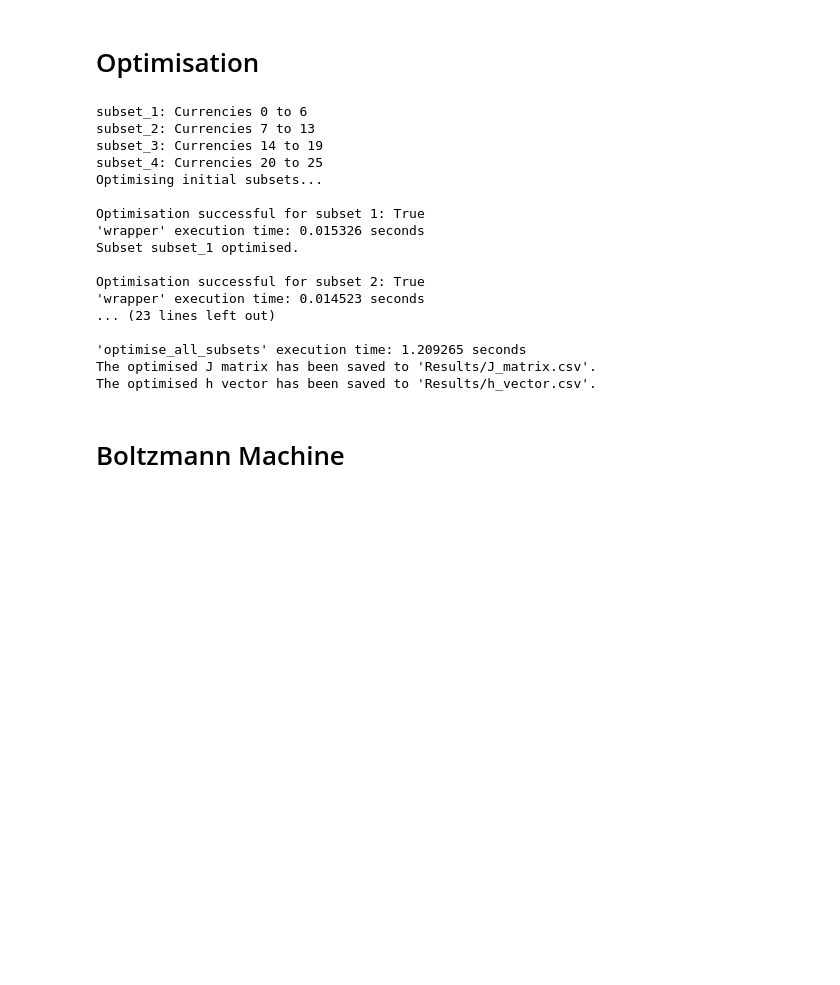
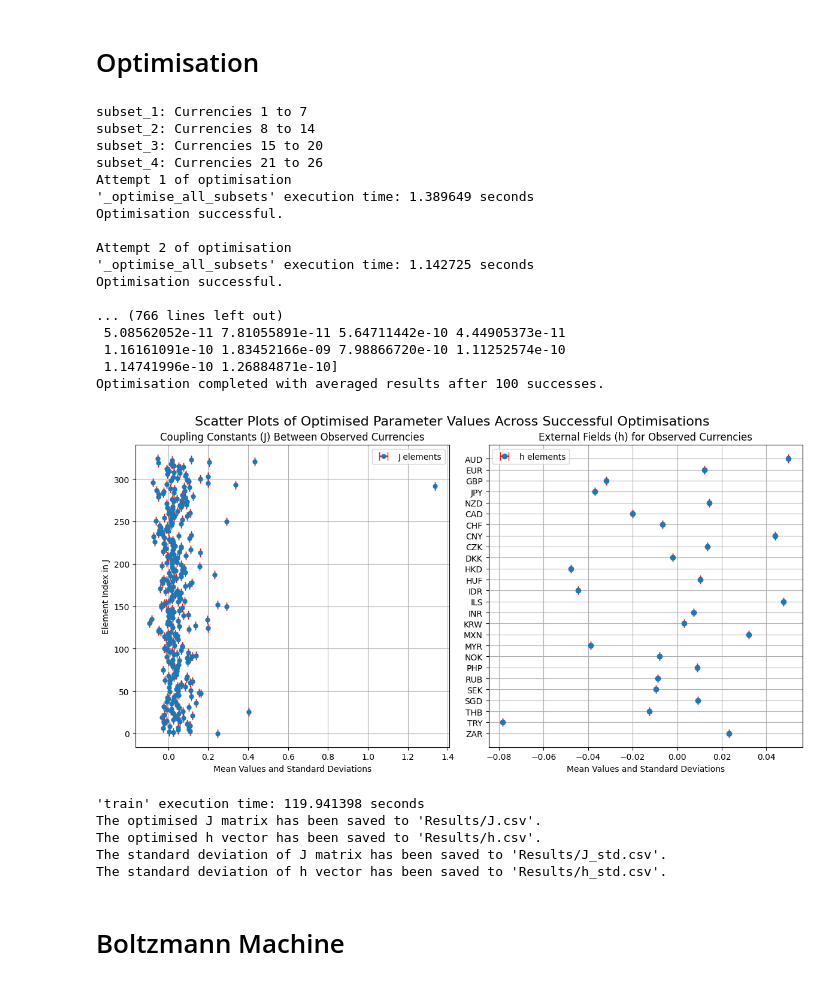
Before and after one commit to CodeBySohyun/Inverse_Ising_Inference, a Jupyter notebook: Data_Analysis/ising_optimisation.ipynb, the cells around one changed output. Drawn from its saved outputs; the diff is of its cells as text; code cells hidden in the pictures; blank space fills up the shorter version.

```diff
--- a/Data_Analysis/ising_optimisation.ipynb
+++ b/Data_Analysis/ising_optimisation.ipynb
@@ -189,28 +189,38 @@ v1 vs v3: LL: Same, Grad_J: Same, Grad_h: Same
 # Optimisation
 # %%
 from Utility.IsingOptimiser import IsingOptimiser
+J_file_path='Results/J.csv'
+h_file_path='Results/h.csv'
+J_std_file_path='Results/J_std.csv'
+h_std_file_path='Results/h_std.csv'
 
 ising_optimiser = IsingOptimiser('Results/data_matrix.csv')
-J_optimised, h_optimised = ising_optimiser.optimise_all_subsets()
-ising_optimiser.save_results(J_optimised, h_optimised, J_file_path='Results/J_matrix.csv', h_file_path='Results/h_vector.csv')
+ising_optimiser.train()
+ising_optimiser.save_results(J_file_path, h_file_path, J_std_file_path, h_std_file_path)
 # %% [output]
-subset_1: Currencies 0 to 6
-subset_2: Currencies 7 to 13
-subset_3: Currencies 14 to 19
-subset_4: Currencies 20 to 25
-Optimising initial subsets...
+subset_1: Currencies 1 to 7
+subset_2: Currencies 8 to 14
+subset_3: Currencies 15 to 20
+subset_4: Currencies 21 to 26
+Attempt 1 of optimisation
+'_optimise_all_subsets' execution time: 1.389649 seconds
+Optimisation successful.
 
-Optimisation successful for subset 1: True
-'wrapper' execution time: 0.015326 seconds
-Subset subset_1 optimised.
+Attempt 2 of optimisation
+'_optimise_all_subsets' execution time: 1.142725 seconds
+Optimisation successful.
 
-Optimisation successful for subset 2: True
-'wrapper' execution time: 0.014523 seconds
-... (23 lines left out)
-
-'optimise_all_subsets' execution time: 1.209265 seconds
-The optimised J matrix has been saved to 'Results/J_matrix.csv'.
-The optimised h vector has been saved to 'Results/h_vector.csv'.
+... (766 lines left out)
+ 5.08562052e-11 7.81055891e-11 5.64711442e-10 4.44905373e-11
+ 1.16161091e-10 1.83452166e-09 7.98866720e-10 1.11252574e-10
+ 1.14741996e-10 1.26884871e-10]
+Optimisation completed with averaged results after 100 successes.
+[figure, added]
+'train' execution time: 119.941398 seconds
+The optimised J matrix has been saved to 'Results/J.csv'.
+The optimised h vector has been saved to 'Results/h.csv'.
+The standard deviation of J matrix has been saved to 'Results/J_std.csv'.
+The standard deviation of h vector has been saved to 'Results/h_std.csv'.
 # %% [markdown]
 # Boltzmann Machine
 # %%
```
Also changed, not shown: parts of 13 cells of this notebook, 11 other files.
